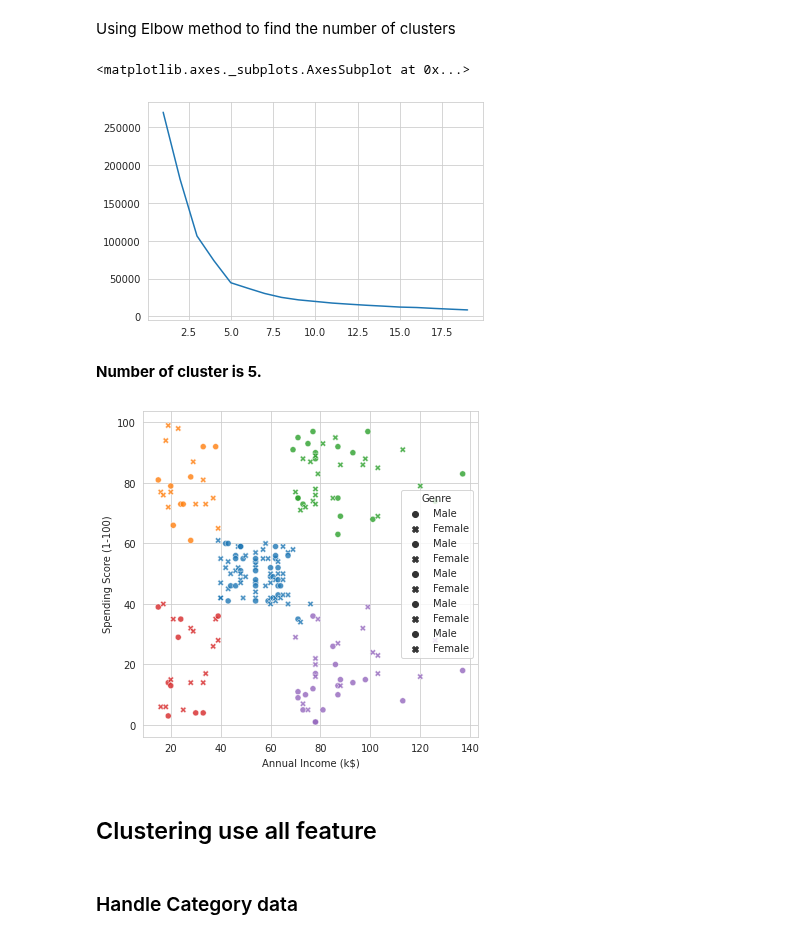
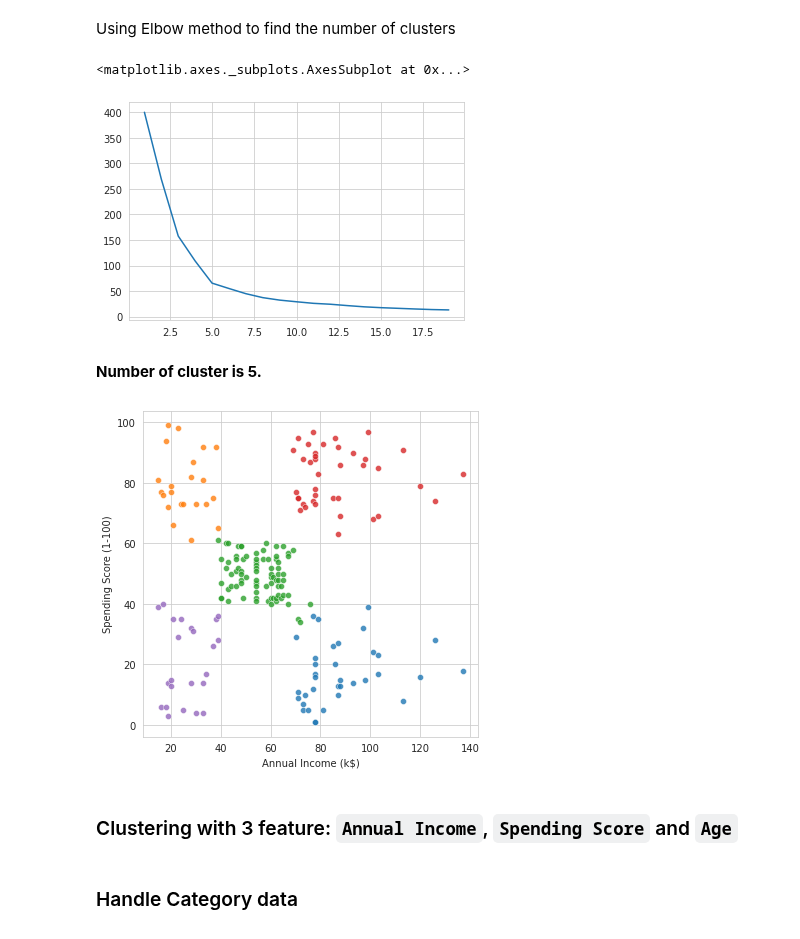
Before and after one commit to truongthuanr/self-learning-project, a Jupyter notebook: 03_MallCustomer.ipynb, the cells around one changed output. Drawn from its saved outputs; the diff is of its cells as text; code cells hidden in the pictures.

```diff
--- a/03_MallCustomer.ipynb
+++ b/03_MallCustomer.ipynb
@@ -134,7 +138,7 @@ wcss = []
 
 for i in range(1,20):
   km_ = KMeans(n_clusters=i, init='k-means++', n_init=10, max_iter=300, random_state=40)
-  km_.fit(x)
+  km_.fit(scl.fit_transform(x))
   wcss.append(km_.inertia_)
 # %% [markdown]
 Using Elbow method to find the number of clusters
@@ -142,21 +146,21 @@ Using Elbow method to find the number of clusters
 sns.lineplot(x=range(1,20),y=wcss)
 # %% [output]
 <matplotlib.axes._subplots.AxesSubplot at 0x...>
-[figure, old version]
+[figure, new version]
 # %% [markdown]
 **Number of cluster is 5.**
 # %%
 km = KMeans(n_clusters=5, init='k-means++', n_init=10, max_iter=300, random_state=0)
 # %%
-ymeans = km.fit_predict(x)
+ymeans = km.fit_predict(scl.fit_transform(x))
 # %%
 fig = plt.figure(figsize=(6,6))
 for i in range(0,5):
-  sns.scatterplot(x=df[ymeans==i]['Annual Income (k$)'],y=df[ymeans==i]['Spending Score (1-100)'], alpha=0.8, style=df["Genre"])
+  sns.scatterplot(x=df[ymeans==i]['Annual Income (k$)'],y=df[ymeans==i]['Spending Score (1-100)'], alpha=0.8)
 # %% [output]
-[figure, old version]
+[figure, new version]
-# %% [markdown]
-## Clustering use all feature
+# %% [markdown]
+### Clustering with 3 feature: **`Annual Income`**, **`Spending Score`** and **`Age`**
 # %% [markdown]
 ### Handle Category data
 # %%
```
Also changed, not shown: parts of 11 cells of this notebook.
